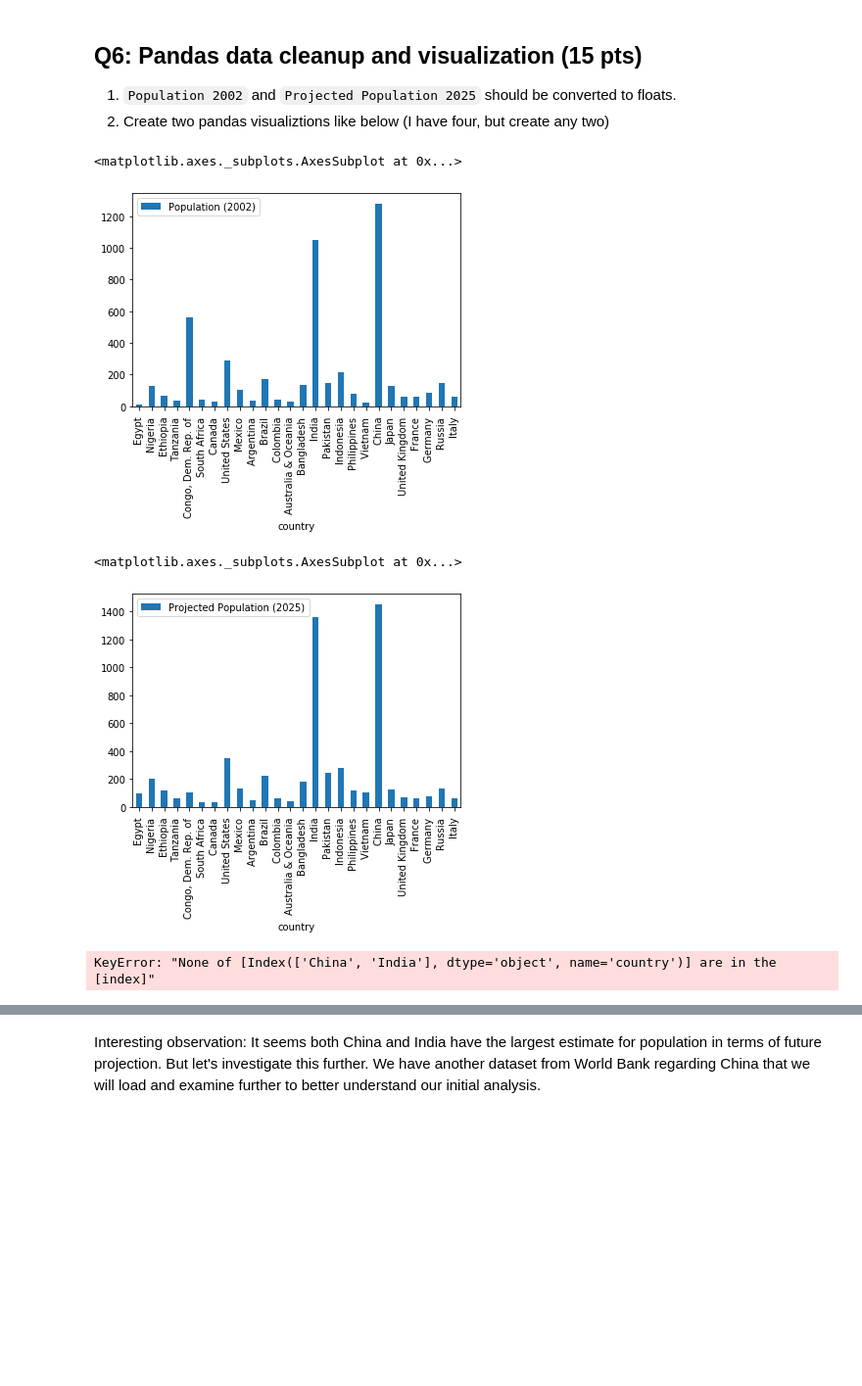
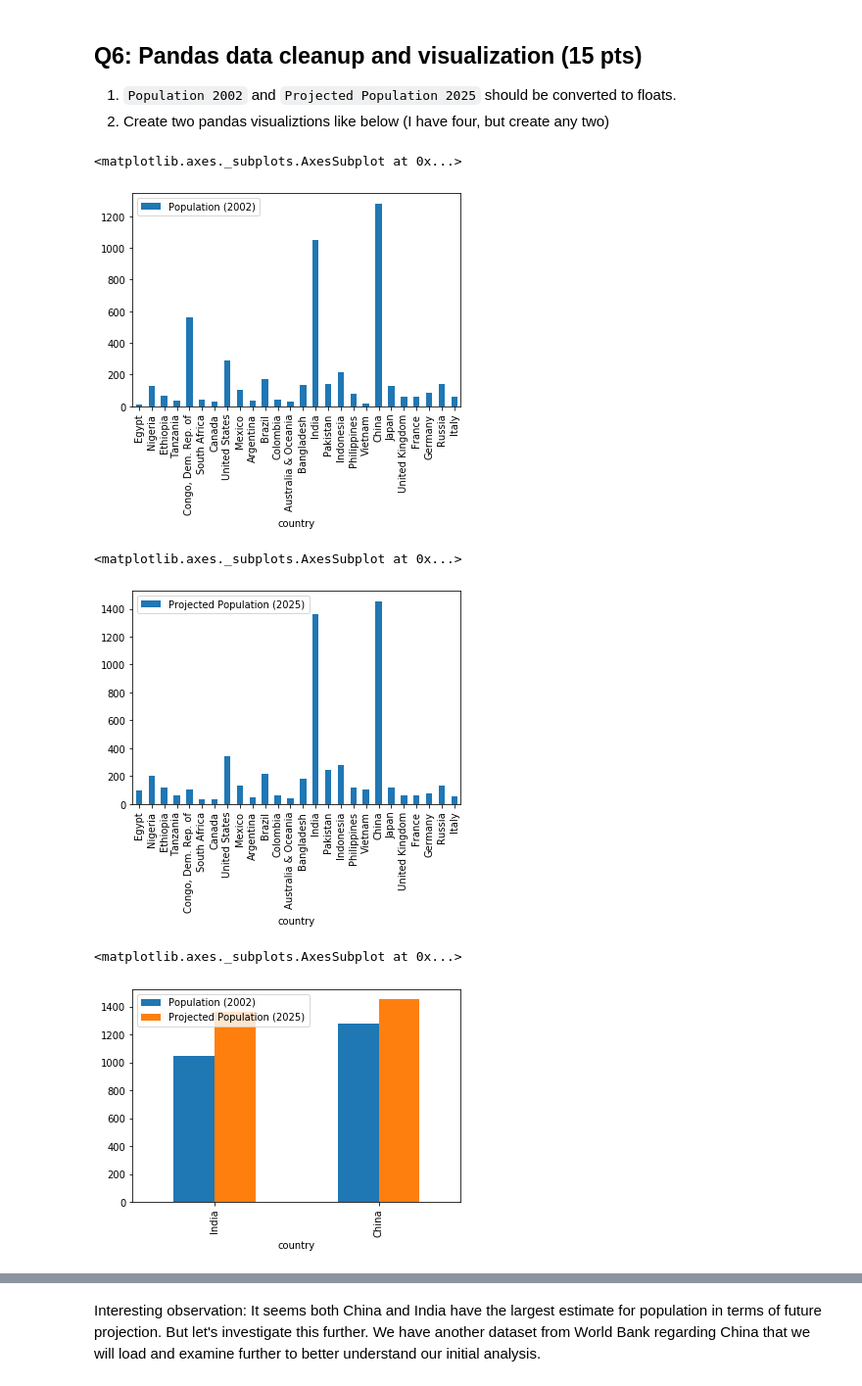
Before and after one commit to masonxmh/extra_credit, a Jupyter notebook: 15. Extra Credit Assignment.ipynb, the cells around one changed output, grey strips where cells are left out. Shown at 98% size. Cells and saved outputs as stored; diff of their text form; code cells hidden in the pictures; blank space fills up the shorter version.

```diff
--- a/15. Extra Credit Assignment.ipynb
+++ b/15. Extra Credit Assignment.ipynb
@@ -539,7 +531,7 @@ poplist
 # %%
 #test
 a=poplist[14]
-regex = re.compile(r'\d+[,.]?\d+[,.]?\d+|\d+')
+regex = re.compile(r'\D+\s')
 matches = regex.finditer(a)
 idx3=[]
 for match in matches:
@@ -562,7 +549,8 @@ for e in poplist:
     for match in matches:
         popdict={}
         idx3.append([match.start(), match.end()])
-        popdict["country"] = e[idx3[0][0]:idx3[0][1]]
+#git extract country name and git rid of the white space after country name
+        popdict["country"] = e[idx3[0][0]:(idx3[0][1]-1)]
 #     arrayList.append(popdict)
 #Extract population
     regex = re.compile(r'\d+[,.]?\d+[,.]?\d+|\d+')
@@ -646,15 +634,17 @@ import matplotlib.pyplot as plt
 pop_df.plot(kind='bar',x='country',y='Population (2002)')
 # %% [output]
 <matplotlib.axes._subplots.AxesSubplot at 0x...>
-[figure, old version]
+[figure, new version]
 # %%
 pop_df.plot(kind='bar',x='country',y='Projected Population (2025)')
 # %% [output]
 <matplotlib.axes._subplots.AxesSubplot at 0x...>
-[figure, old version]
+[figure, new version]
 # %%
 pop_df2=pop_df.copy()
 pop_df2=pop_df2.set_index('country')
-pop_df2.loc[['China','India']]
+china_india_df=pop_df2.loc[['India','China']]
+china_india_df.plot(kind='bar')
 # %% [output]
-KeyError: "None of [Index(['China', 'India'], dtype='object', name='country')] are in the [index]"
+<matplotlib.axes._subplots.AxesSubplot at 0x...>
+[figure, added]
```
Also changed, not shown: parts of 26 cells of this notebook, 3 other files.
